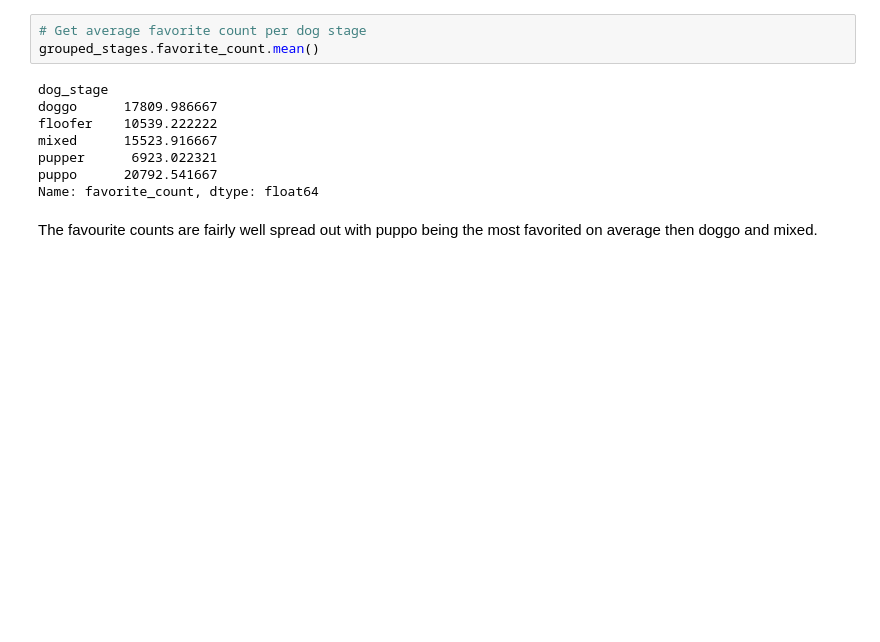
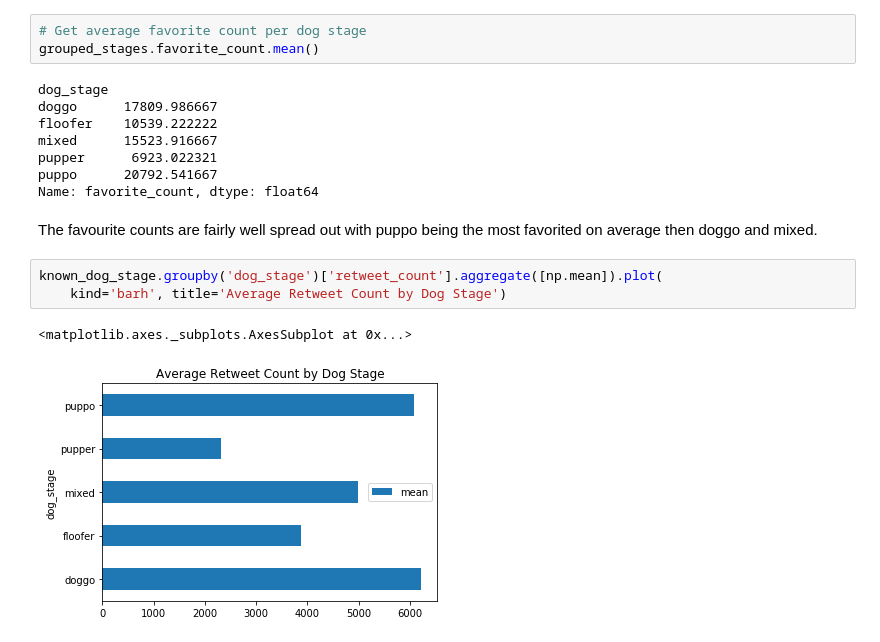
Before and after one commit to Jeffro80/DAND_Wrangle_Data, a Jupyter notebook: wrangle_act.ipynb, the cells around one changed output. Saved outputs shown, nothing was run; the diff lists cells and outputs as text; blank space fills up the shorter version.

Commit message:
refactor: Add visualisation

```diff
--- a/wrangle_act.ipynb
+++ b/wrangle_act.ipynb
@@ -1062,3 +1064,9 @@ puppo      20792.541667
 Name: favorite_count, dtype: float64
 # %% [markdown]
 The favourite counts are fairly well spread out with puppo being the most favorited on average then doggo and mixed.
+# %%
+known_dog_stage.groupby('dog_stage')['retweet_count'].aggregate([np.mean]).plot(
+    kind='barh', title='Average Retweet Count by Dog Stage')
+# %% [output]
+<matplotlib.axes._subplots.AxesSubplot at 0x...>
+[figure, added]
```
Also changed, not shown: parts of 7 cells of this notebook.
